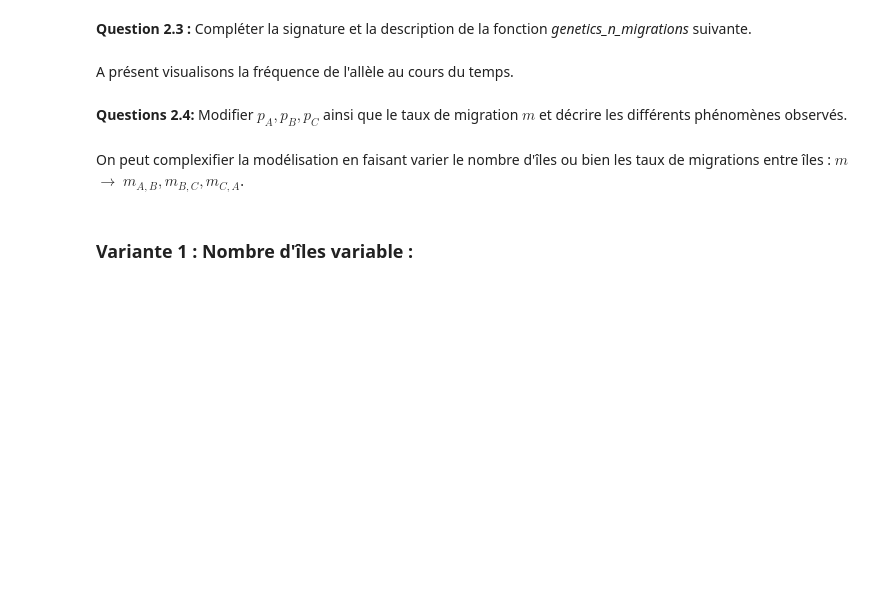
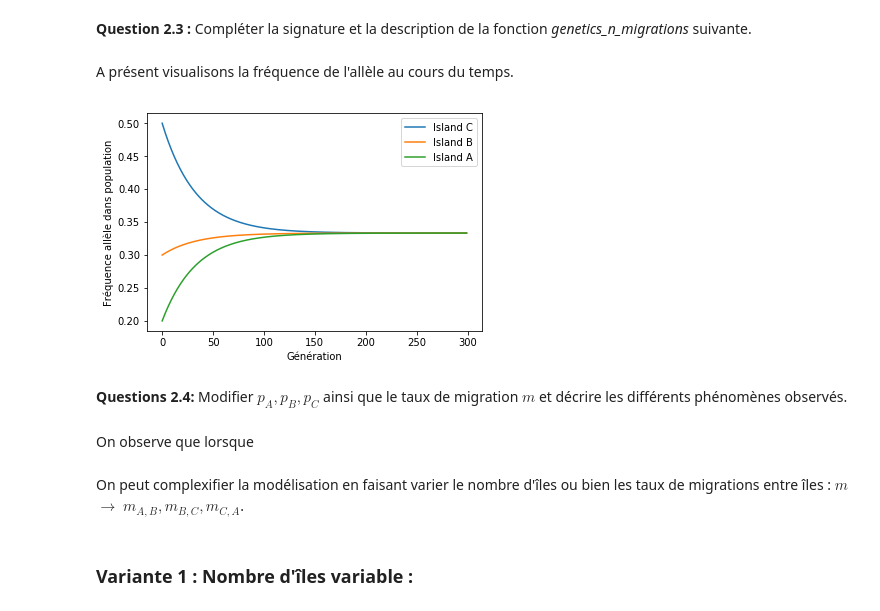
Before and after one commit to TheLinao/ARE-dynamique, a Jupyter notebook: Sujet_Dynamique_Population_Etud.ipynb, the cells around one changed output. Drawn from its saved outputs; the diff is of its cells as text; code cells hidden in the pictures; blank space fills up the shorter version.

```diff
--- a/Sujet_Dynamique_Population_Etud.ipynb
+++ b/Sujet_Dynamique_Population_Etud.ipynb
@@ -205,8 +209,8 @@ et donc $p_{A,n+1} = p_{A,n}(1 - 2m) + p_{B,n}m + p_{C,n}m$.
 m = 0.01 # coefficient de migration
 
 p = {'A' : 0.5,
-    'B' : 0.2,
-    'C' : 0.8} # Initial probability to have brown hair
+    'B' : 0.3,
+    'C' : 0.2} # Initial probability to have brown hair
 # %% [markdown]
 **Question 2.2 :** Corriger la fonction *update_genetics* ci-dessous qui prend en entrée un dictionaire $p$ (représentant la proportion d'individus ayant les cheveux bruns dans chacune des trois îles à un instant donné), une fraction de migration $m$ et retourne la proportion d'individus ayant les cheveux bruns dans chacune des trois îles à l'instant suivant sous la forme d'un dictionaire.
 # %%
@@ -244,25 +248,32 @@ def genetics_n_migrations(p,m,n):
 A présent visualisons la fréquence de l'allèle au cours du temps.
 # %%
 p = {'A' : 0.5,
-    'B' : 0.4,
-    'C' : 0.8}
+    'B' : 0.3,
+    'C' : 0.2
+    }
 
 m = 0.01 # Ratio of the population that migrate every generation
 
 n = 300
 
 M = genetics_n_migrations(p,m,n)
 
 def plot_genetics(M,p):
     plt.figure()
     plt.plot(M)
     plt.legend(["Island "+i for i in p])
     plt.xlabel("Génération")
     plt.ylabel("Fréquence allèle dans population")
     plt.show()
     return
+
+plot_genetics(M,p)
+# %% [output]
+[figure, added]
 # %% [markdown]
 **Questions 2.4:** Modifier $p_A,p_B,p_C$ ainsi que le taux de migration $m$ et décrire les différents phénomènes observés.
+# %% [markdown]
+On observe que lorsque
 # %% [markdown]
 On peut complexifier la modélisation en faisant varier le nombre d'îles ou bien les taux de migrations entre îles : $m$ $\rightarrow$ $m_{A,B}, m_{B,C}, m_{C,A}$.
 # %% [markdown]
```
Also changed, not shown: parts of 14 cells of this notebook.
